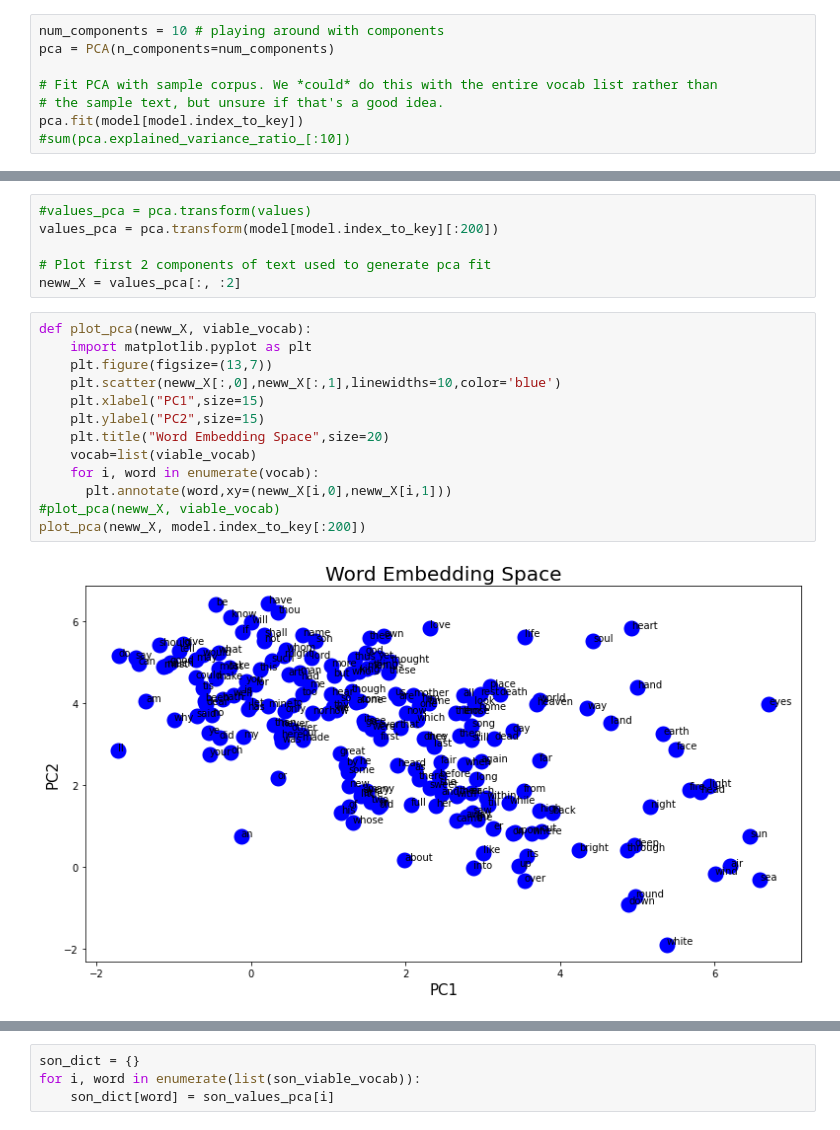
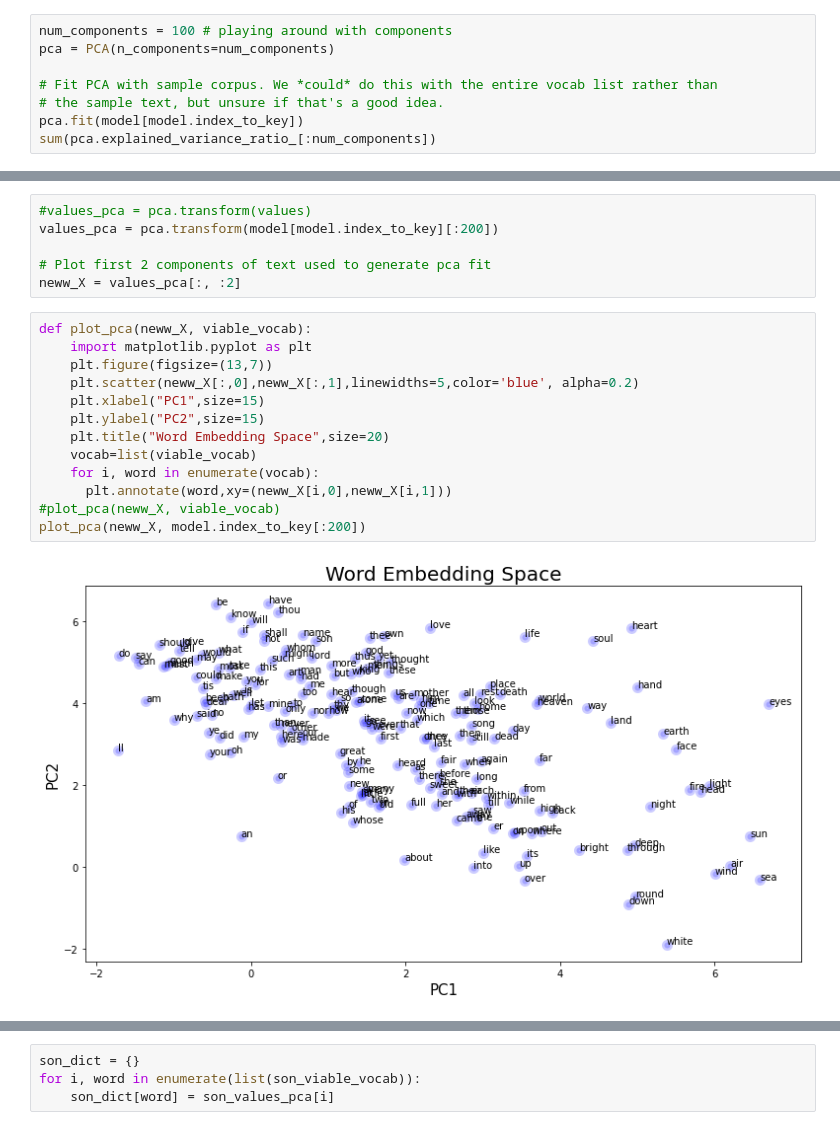
Before and after one commit to CL3644/prose2sound, a Jupyter notebook: Sonification_Project.ipynb, the cells around one changed output, grey strips where cells are left out. Cells and saved outputs as stored; diff of their text form.

```diff
--- a/Sonification_Project.ipynb
+++ b/Sonification_Project.ipynb
@@ -162,10 +166,10 @@ _, _ = peek_dimensionality(model, get_tokens(model, [list(poetry_vocab)]))
 [figure]
 # %%
-num_components = 10 # playing around with components
+num_components = 100 # playing around with components
 pca = PCA(n_components=num_components)
 
 # Fit PCA with sample corpus. We *could* do this with the entire vocab list rather than
 # the sample text, but unsure if that's a good idea.
 pca.fit(model[model.index_to_key])
-#sum(pca.explained_variance_ratio_[:10])
+sum(pca.explained_variance_ratio_[:num_components])
 # %% [output]
@@ -184,18 +203,18 @@ neww_X = values_pca[:, :2]
 # %%
 def plot_pca(neww_X, viable_vocab):
     import matplotlib.pyplot as plt
     plt.figure(figsize=(13,7))
-    plt.scatter(neww_X[:,0],neww_X[:,1],linewidths=10,color='blue')
+    plt.scatter(neww_X[:,0],neww_X[:,1],linewidths=5,color='blue', alpha=0.2)
     plt.xlabel("PC1",size=15)
     plt.ylabel("PC2",size=15)
     plt.title("Word Embedding Space",size=20)
     vocab=list(viable_vocab)
     for i, word in enumerate(vocab):
       plt.annotate(word,xy=(neww_X[i,0],neww_X[i,1]))
 #plot_pca(neww_X, viable_vocab)
 plot_pca(neww_X, model.index_to_key[:200])
 # %% [output]
-[figure, old version]
+[figure, new version]
 # %%
 # Generate PCA representations of text we'd like to sonify.
 son_viable_vocab = get_tokens(model, son_tokens)
```
Also changed, not shown: parts of 22 cells of this notebook, 23 other files.
